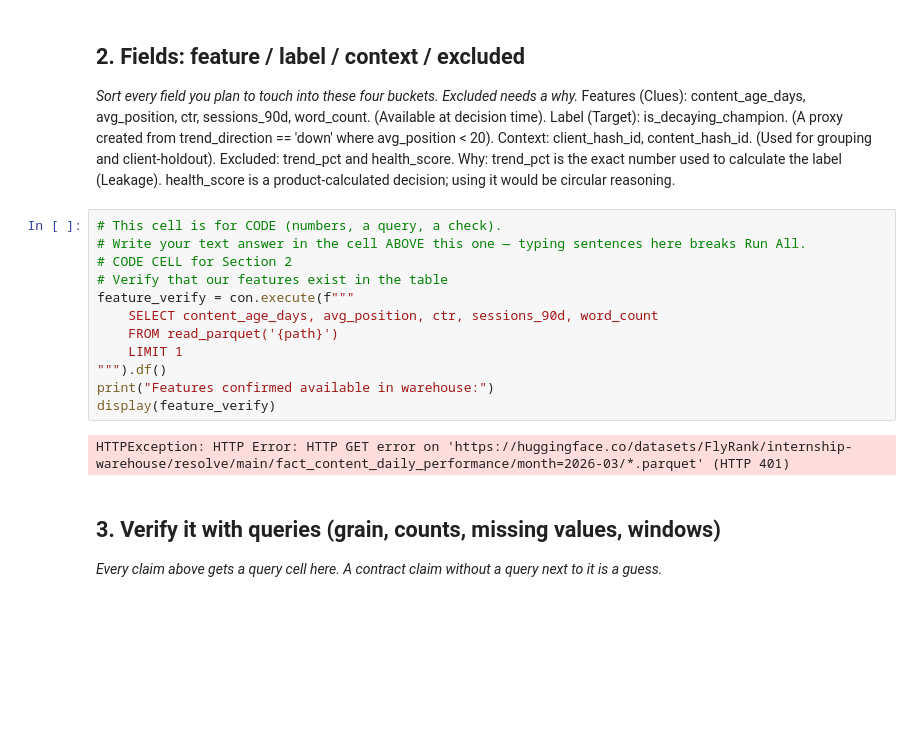
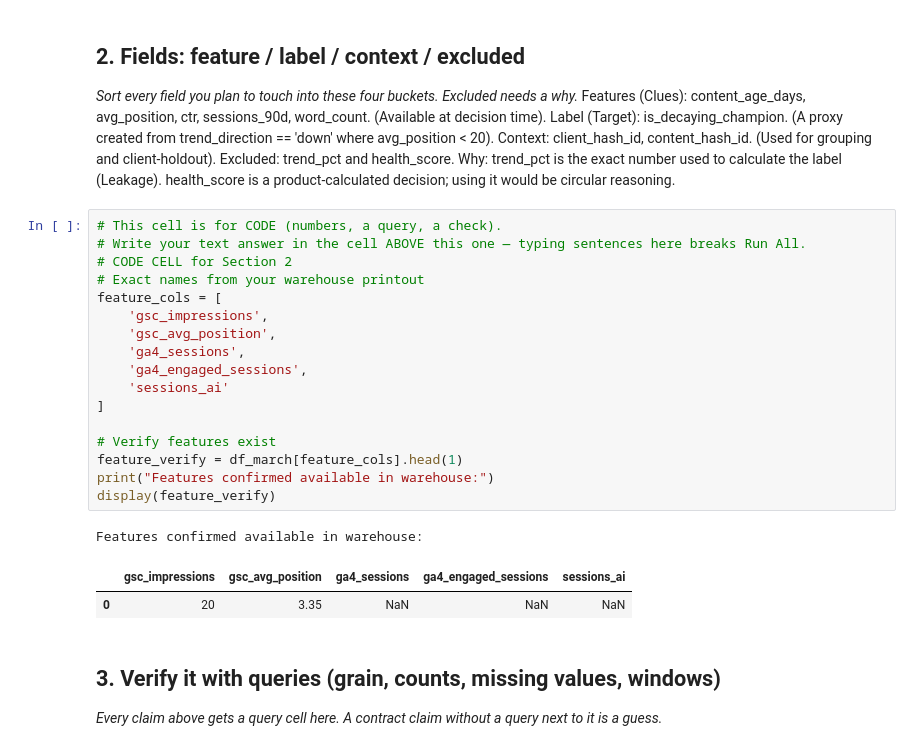
Before and after one commit to abbas72O5/flyrank-ml-internship_week1, a Jupyter notebook: work/notebooks/w03_data_contract.ipynb, the cells around one changed output. Drawn from its saved outputs; the diff is of its cells as text; blank space fills up the shorter version.

```diff
--- a/work/notebooks/w03_data_contract.ipynb
+++ b/work/notebooks/w03_data_contract.ipynb
@@ -65,17 +82,24 @@ Why: trend_pct is the exact number used to calculate the label (Leakage). health
 # %%
 # This cell is for CODE (numbers, a query, a check).
 # Write your text answer in the cell ABOVE this one — typing sentences here breaks Run All.
 # CODE CELL for Section 2
-# Verify that our features exist in the table
-feature_verify = con.execute(f"""
-    SELECT content_age_days, avg_position, ctr, sessions_90d, word_count
-    FROM read_parquet('{path}')
-    LIMIT 1
-""").df()
+# Exact names from your warehouse printout
+feature_cols = [
+    'gsc_impressions',
+    'gsc_avg_position',
+    'ga4_sessions',
+    'ga4_engaged_sessions',
+    'sessions_ai'
+]
+
+# Verify features exist
+feature_verify = df_march[feature_cols].head(1)
 print("Features confirmed available in warehouse:")
 display(feature_verify)
 # %% [output]
-HTTPException: HTTP Error: HTTP GET error on 'https://huggingface.co/datasets/FlyRank/internship-warehouse/resolve/main/fact_content_daily_performance/month=2026-03/*.parquet' (HTTP 401)
+Features confirmed available in warehouse:
+|  | gsc_impressions | gsc_avg_position | ga4_sessions | ga4_engaged_sessions | sessions_ai |
+| 0 | 20 | 3.35 | NaN | NaN | NaN |
 # %% [markdown]
 ## 3. Verify it with queries (grain, counts, missing values, windows)
 
```
Also changed, not shown: parts of 3 cells of this notebook.
